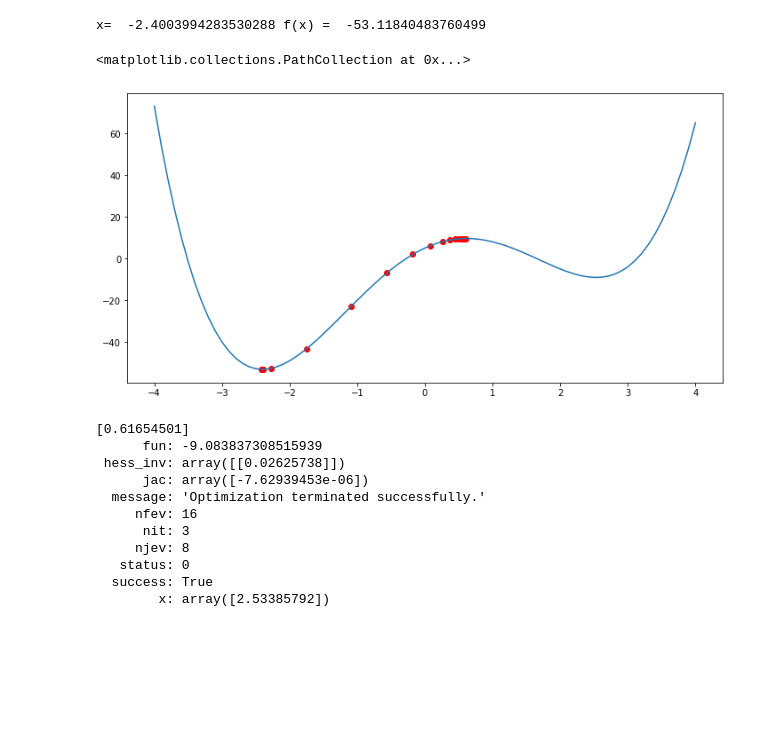
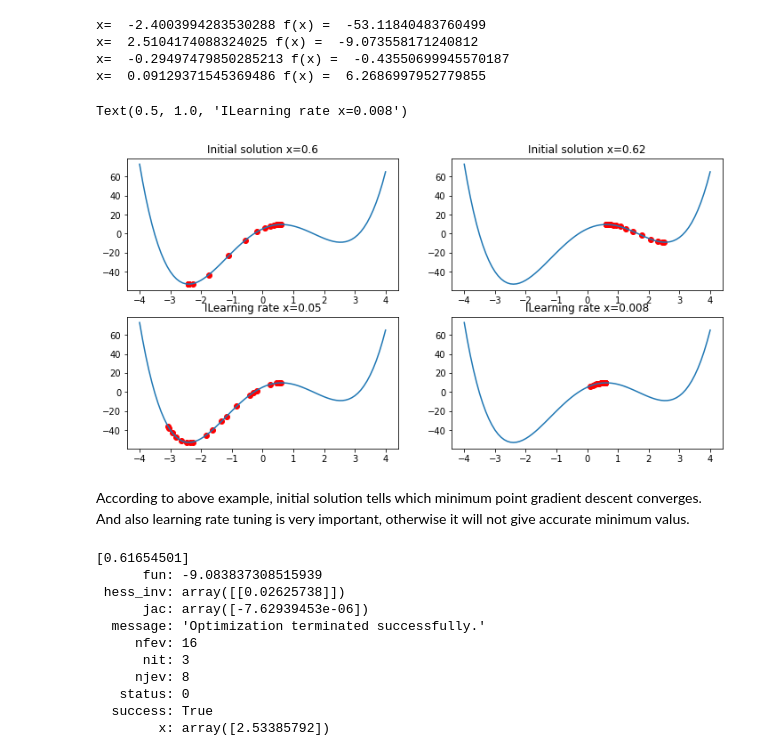
Before and after one commit to Pasindu-Manodara/Image-Processing-Home-Work-Exercise, a Jupyter notebook: Exercise_10/EX10_190095C.ipynb, the cells around one changed output. Saved outputs shown, nothing was run; the diff lists cells and outputs as text; code cells hidden in the pictures; blank space fills up the shorter version.

```diff
--- a/Exercise_10/EX10_190095C.ipynb
+++ b/Exercise_10/EX10_190095C.ipynb
@@ -1,38 +1,68 @@
 # %%
 import numpy as np
 import matplotlib.pyplot as plt
 
 def f(x):
     w = np.array([1,-1,-12,15,5])
     M = np.size(w)-1
     return np.sum([x**i*w[M-i] for i in range(0,M+1)], axis=0)
 
 def g(x):
     w = np.array([1,-1,-12,15,5])
     M = np.size(w)-1
     return np.sum([i*x**(i-1)*w[M-i] for i in range(0,M+1)], axis=0)
 
-alpha = 0.02
-x = 0.6
-x_hist = np.array(x)
-fx_hist = np.array(f(x))
-for i in range(20):
-    x = x - alpha*g(x)
-    x_hist= np.append(x_hist, x)
-    fx_hist= np.append(fx_hist, f(x))
+def minimum(x,alpha):
+    # alpha = 0.02
+    # x = 0.6
+    x_hist = np.array(x)
+    fx_hist = np.array(f(x))
+    for i in range(20):
+        x = x - alpha*g(x)
+        x_hist= np.append(x_hist, x)
+        fx_hist= np.append(fx_hist, f(x))
 
-print('x= ',x,'f(x) = ',f(x))
+    print('x= ',x,'f(x) = ',f(x))
+    return x_hist,fx_hist
 
-fig = plt.figure(figsize = (12,6))
-ax = plt.subplot(1,1,1)
+#fig = plt.figure(figsize = (12,6))
+fig,ax = plt.subplots(2,2,figsize=(12,6))
 delta = 0.1
 x_ = np.arange(-4,4+delta,delta)
-ax.plot(x_,f(x_))
-ax.scatter(x_hist,fx_hist, c='r')
+ax[0,0].plot(x_,f(x_))
+x_hist,fx_hist=minimum(0.6,0.02)
+ax[0,0].scatter(x_hist,fx_hist, c='r')
+ax[0,0].set_title("Initial solution x=0.6")
+
+delta = 0.1
+x_ = np.arange(-4,4+delta,delta)
+ax[0,1].plot(x_,f(x_))
+x_hist,fx_hist=minimum(0.62,0.02)
+ax[0,1].scatter(x_hist,fx_hist, c='r')
+ax[0,1].set_title("Initial solution x=0.62")
+
+delta = 0.1
+x_ = np.arange(-4,4+delta,delta)
+ax[1,0].plot(x_,f(x_))
+x_hist,fx_hist=minimum(0.6,0.05)
+ax[1,0].scatter(x_hist,fx_hist, c='r')
+ax[1,0].set_title("ILearning rate x=0.05")
+
+delta = 0.1
+x_ = np.arange(-4,4+delta,delta)
+ax[1,1].plot(x_,f(x_))
+x_hist,fx_hist=minimum(0.6,0.008)
+ax[1,1].scatter(x_hist,fx_hist, c='r')
+ax[1,1].set_title("ILearning rate x=0.008")
 # %% [output]
 x=  -2.4003994283530288 f(x) =  -53.11840483760499
+x=  2.5104174088324025 f(x) =  -9.073558171240812
+x=  -0.29497479850285213 f(x) =  -0.43550699945570187
+x=  0.09129371545369486 f(x) =  6.2686997952779855
-<matplotlib.collections.PathCollection at 0x...>
+Text(0.5, 1.0, 'ILearning rate x=0.008')
-[figure, old version]
+[figure, new version]
+# %% [markdown]
+According to above example, initial solution tells which minimum point gradient descent converges. And also learning rate tuning is very important, otherwise it will not give accurate minimum valus.
 # %%
 # finding a root close to x0
 from scipy.optimize import fsolve
```
